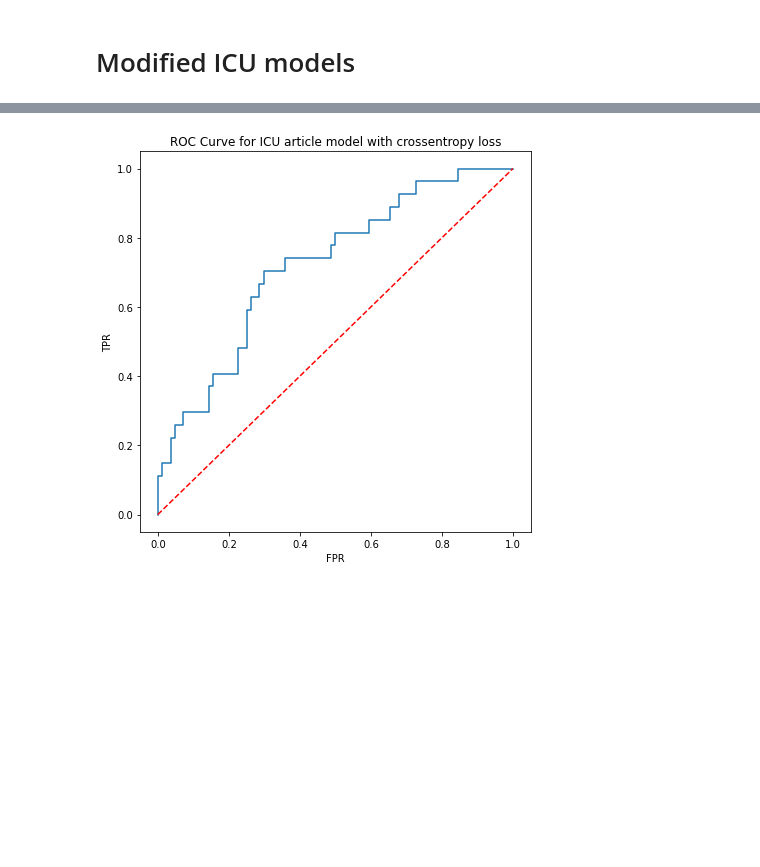
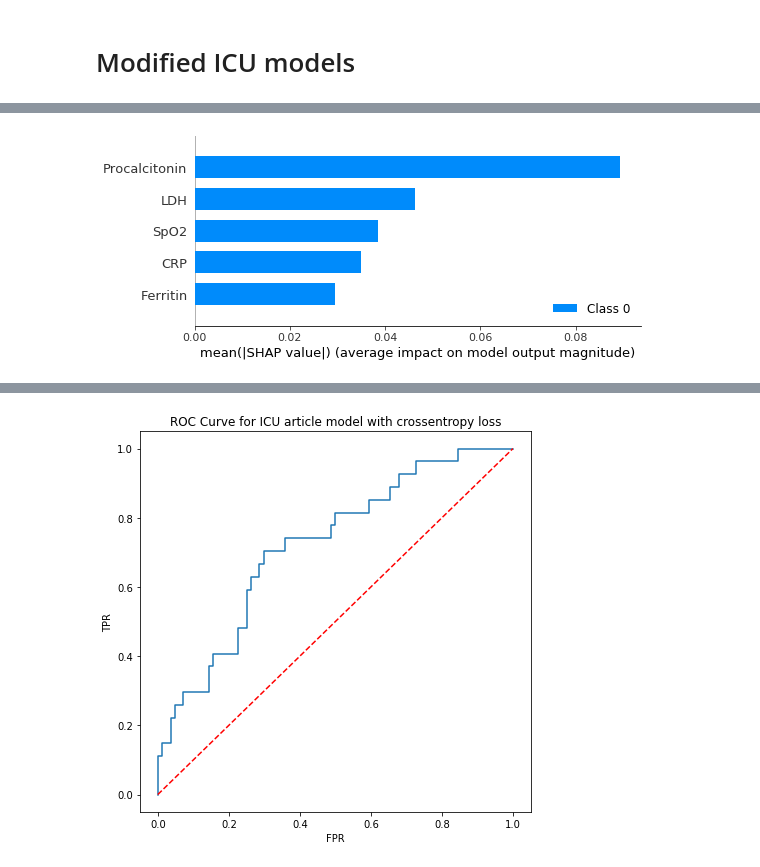
Before and after one commit to konrad-komisarczyk/wb2021, a Jupyter notebook: proj2/DNN/DNN.ipynb, the cells around one changed output, grey strips where cells are left out. Cells and saved outputs as stored; diff of their text form; code cells hidden in the pictures; blank space fills up the shorter version.

```diff
--- a/proj2/DNN/DNN.ipynb
+++ b/proj2/DNN/DNN.ipynb
@@ -142,5 +164,9 @@ roc_auc_score(ICU_PACK["y_test"], oicu.predict(ICU_PACK["X_test"])[:, 0])
 # %%
 oicu.save("icu_basic.h5")
+# %%
+plot_feature_importance(oicu, ICU_PACK["X_train"], icu.iloc[:, :-1].columns)
+# %% [output]
+[figure, added]
 # %%
 article_ce_model = make_article_model(loss="binary_crossentropy")
 article_ce_model.fit(ICU_PACK["X_train"], ICU_PACK["y_train"], epochs=100, validation_split=0.2, verbose=0)
```
Also changed, not shown: parts of 15 cells of this notebook.
